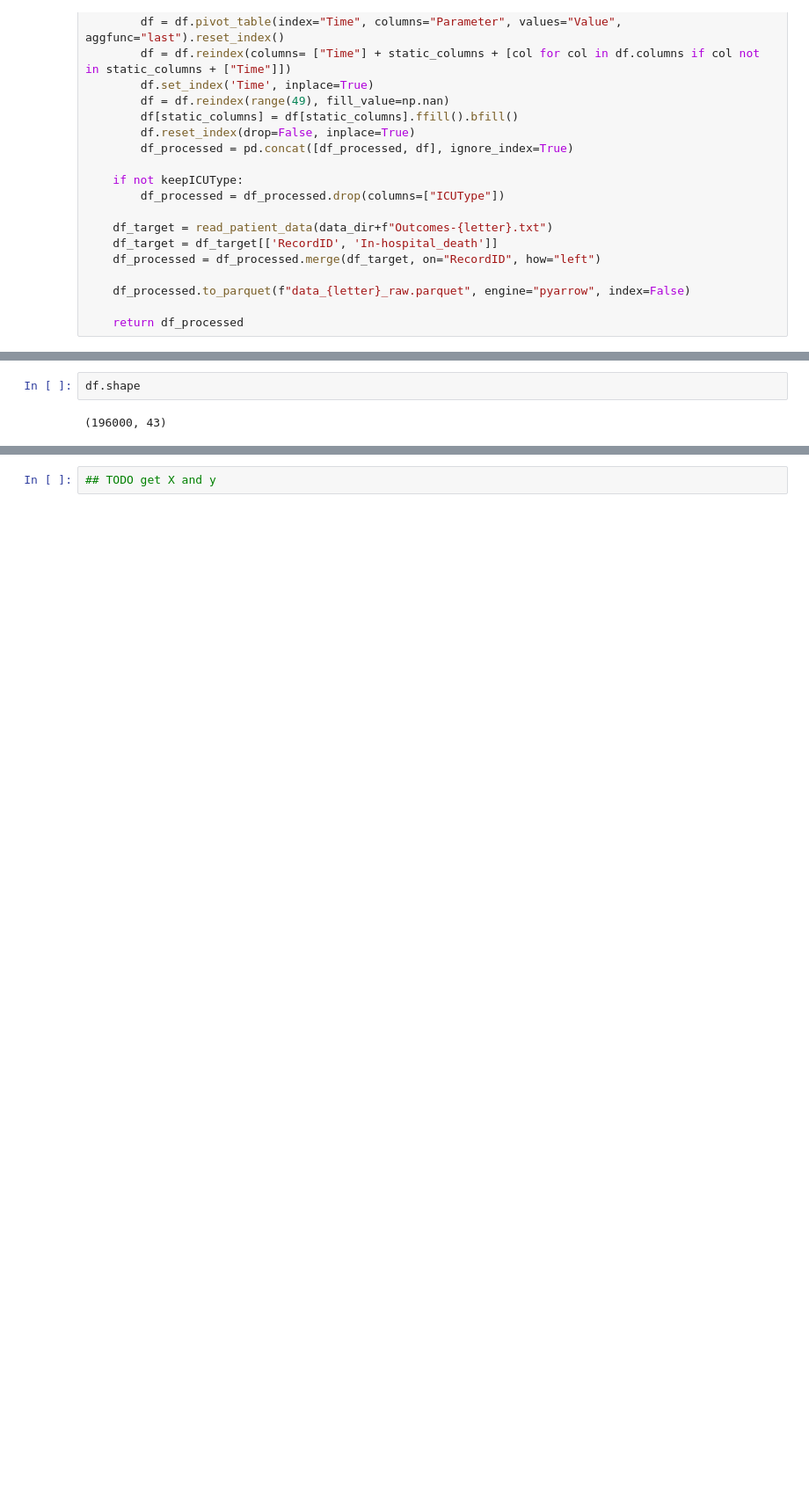
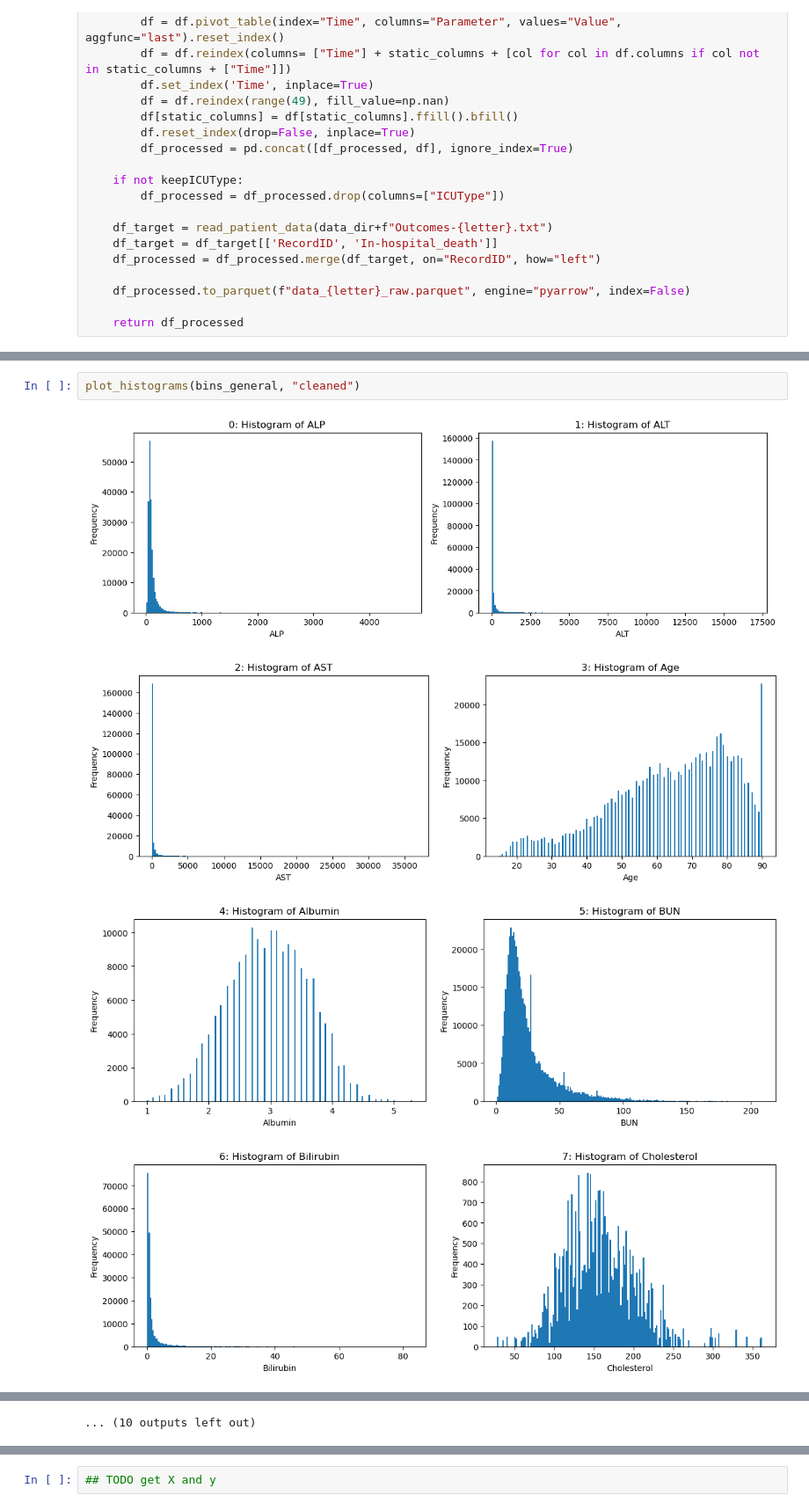
Before and after one commit to KarlDeck/ML4HC_P1, a Jupyter notebook: Project1.ipynb, the cells around one changed output, grey strips where cells are left out. Shown at 88% size. Cells and saved outputs as stored; diff of their text form; blank space fills up the shorter version.

```diff
--- a/Project1.ipynb
+++ b/Project1.ipynb
@@ -210,4 +352,7 @@ df.head()
-# %%
-df.shape
-# %% [output]
-(196000, 43)
+# %%
+plot_histograms(bins_general, "cleaned")
+# %% [output]
+[figure, added]
+[figure, added]
+[figure, added]
+[figure, added]
@@ -214 +367,2 @@ df.shape
+... (10 outputs left out)
 # %% [markdown]
```
Also changed, not shown: parts of 40 cells of this notebook.
